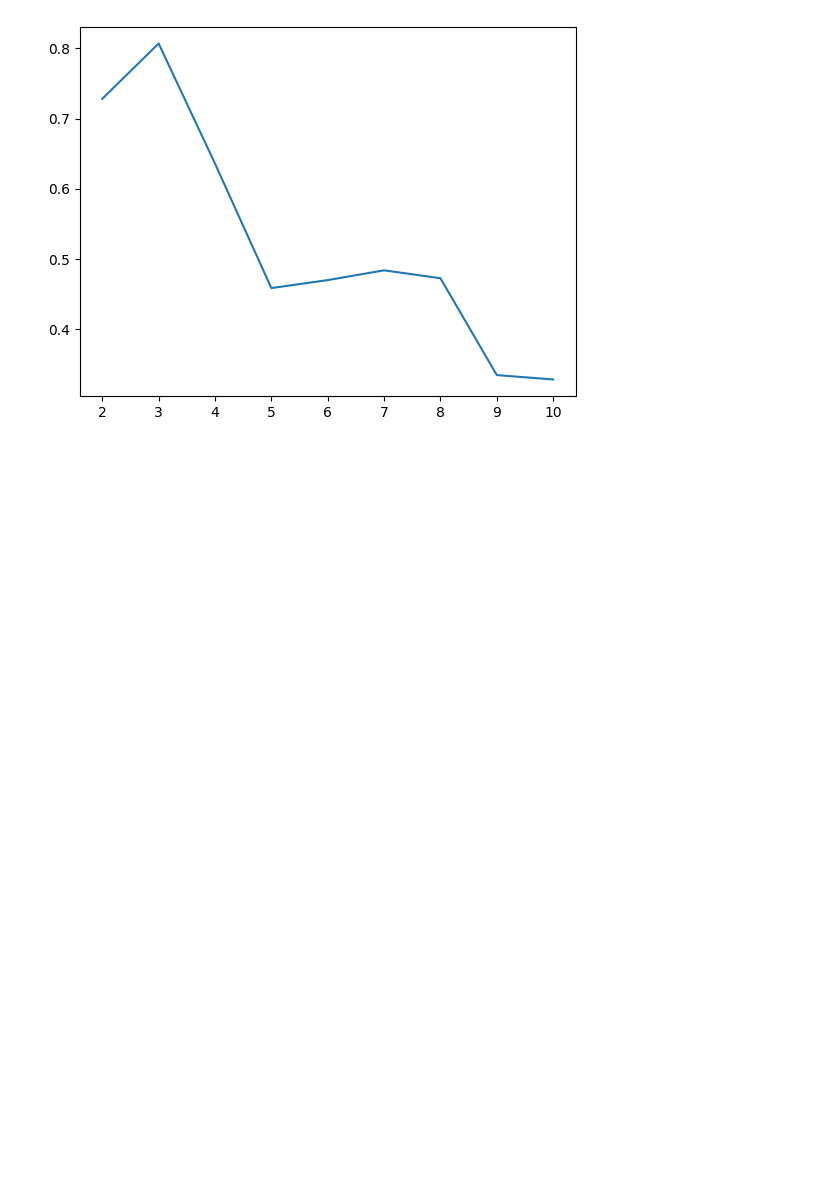
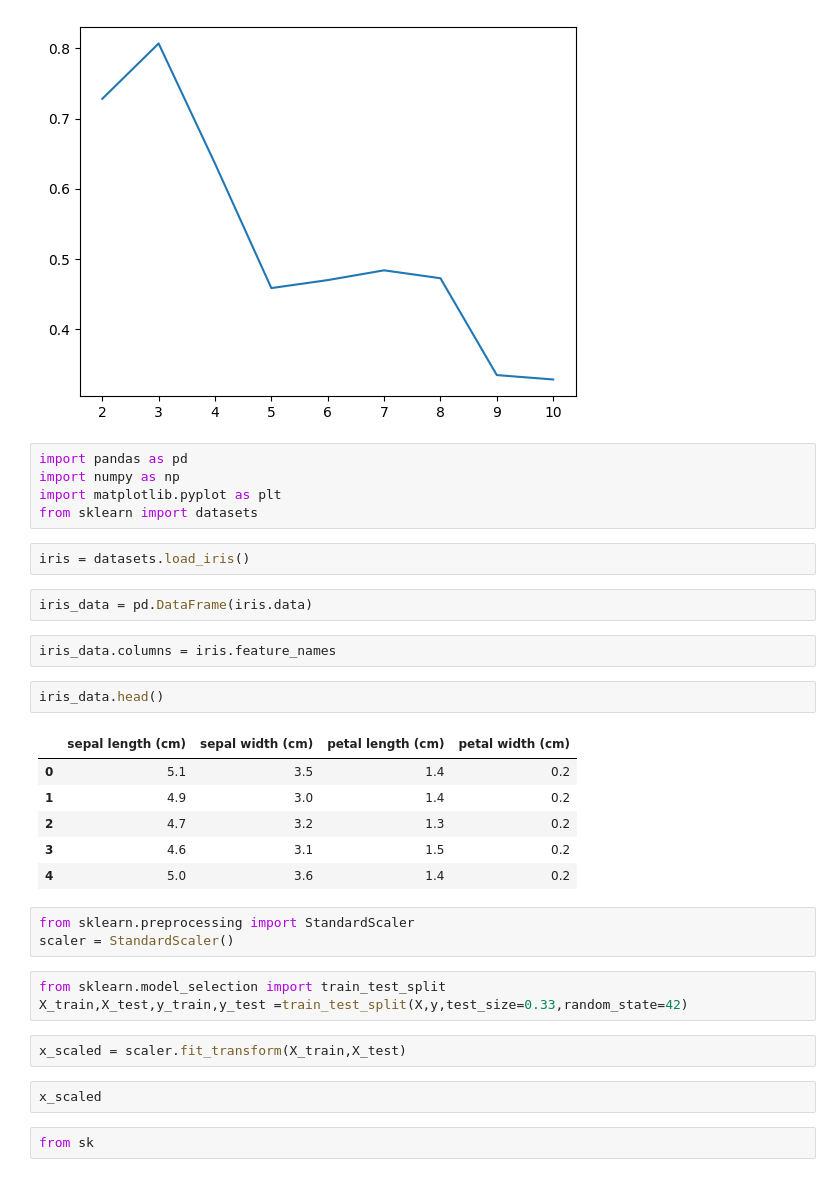
Before and after one commit to abhinavsinh014-prog/Machine-Learing, a Jupyter notebook: pp3.ipynb, the cells around one changed output. Drawn from its saved outputs; the diff is of its cells as text; blank space fills up the shorter version.

```diff
--- a/pp3.ipynb
+++ b/pp3.ipynb
@@ -108,3 +108,35 @@ plt.xticks(range(2,11))
 plt.show()
 # %% [output]
 [figure]
+# %%
+import pandas as pd
+import numpy as np
+import matplotlib.pyplot as plt
+from sklearn import datasets
+# %%
+iris = datasets.load_iris()
+# %%
+iris_data = pd.DataFrame(iris.data)
+# %%
+iris_data.columns = iris.feature_names
+# %%
+iris_data.head()
+# %% [output]
+|  | sepal length (cm) | sepal width (cm) | petal length (cm) | petal width (cm) |
+| 0 | 5.1 | 3.5 | 1.4 | 0.2 |
+| 1 | 4.9 | 3.0 | 1.4 | 0.2 |
+| 2 | 4.7 | 3.2 | 1.3 | 0.2 |
+| 3 | 4.6 | 3.1 | 1.5 | 0.2 |
+| 4 | 5.0 | 3.6 | 1.4 | 0.2 |
+# %%
+from sklearn.preprocessing import StandardScaler
+scaler = StandardScaler()
+# %%
+from sklearn.model_selection import train_test_split
+X_train,X_test,y_train,y_test =train_test_split(X,y,test_size=0.33,random_state=42)
+# %%
+x_scaled = scaler.fit_transform(X_train,X_test)
+# %%
+x_scaled
+# %%
+from sk
```
